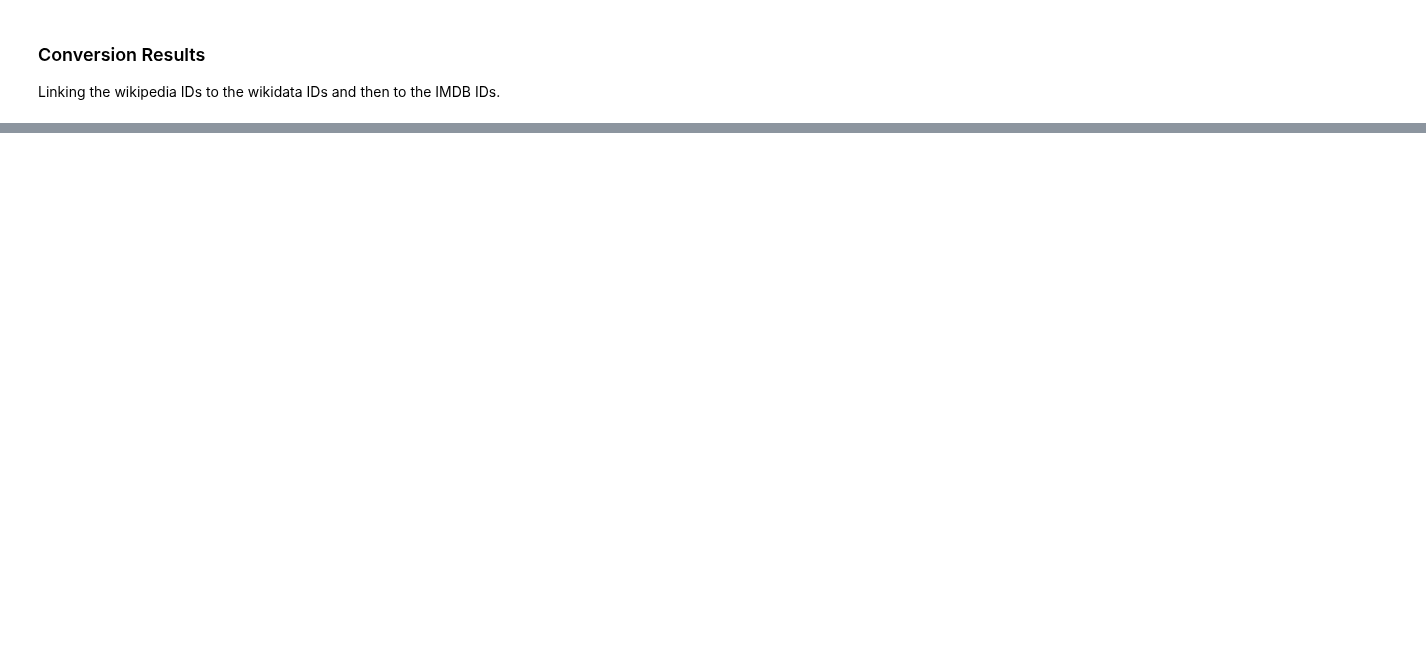
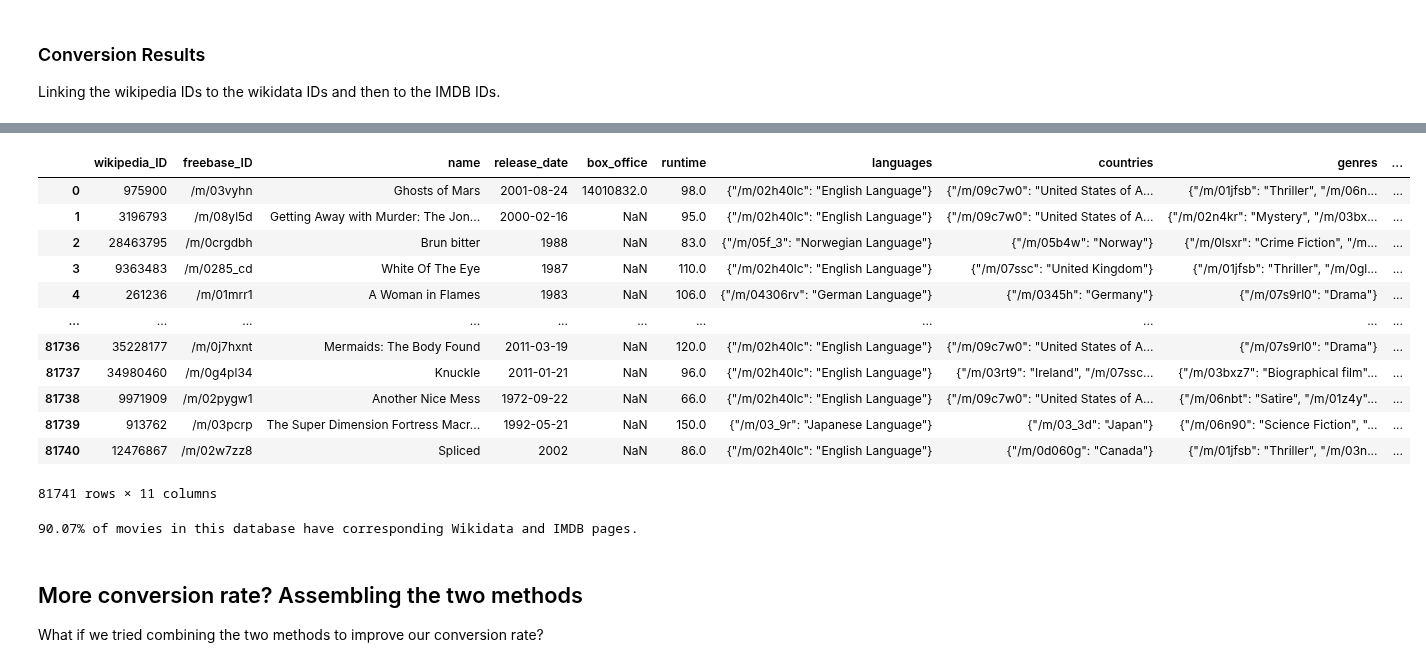
Before and after one commit to epfl-ada/ada-2023-project-abadakor, a Jupyter notebook: data/convert_ids.ipynb, the cells around one changed output, grey strips where cells are left out. Drawn from its saved outputs; the diff is of its cells as text; code cells hidden in the pictures; blank space fills up the shorter version.

Commit message:
Finalize ID conversion

```diff
--- a/data/convert_ids.ipynb
+++ b/data/convert_ids.ipynb
@@ -387,0 +408,7 @@ Total conversion success: 91.57% (6888 out of 81741 movies lost)
+# %%
+# Import the movie data
+freebase_dir = raw_dir + 'freebase/wikidata_freebase_imdb.tsv'
+
+# Read the file into a DataFrame, add headers
+freebase_ids = pd.read_csv(freebase_dir, sep='\t', names=['wikidata_ID', 'freebase_ID', 'IMDB_ID'], header=0)
+freebase_ids.head()
@@ -387,0 +422,4 @@ Total conversion success: 91.57% (6888 out of 81741 movies lost)
+# %%
+# Clean the wikidata_ID column by removing the first https://www.wikidata.org/wiki/ part
+freebase_ids.wikidata_ID = freebase_ids.wikidata_ID.str[31:].copy(deep=True)
+display(freebase_ids)
@@ -387,0 +475,7 @@ Total conversion success: 91.57% (6888 out of 81741 movies lost)
+# %%
+# We keep only one entry where we have the same `freebase_id` and `IMDB_ID`.
+freebase_filter = freebase_ids.drop_duplicates(subset=['freebase_ID', 'IMDB_ID'], keep='first').copy(deep=True)
+
+# We drop entries where we have the same `freebase_id` but different `IMDB_ID` because this means they are unreliable.
+freebase_filter = freebase_filter.drop_duplicates(subset=['freebase_ID'], keep=False)
+display(freebase_filter)
@@ -387,0 +496,21 @@ Total conversion success: 91.57% (6888 out of 81741 movies lost)
+# %%
+movies_imdb = movie_df.reset_index().merge(freebase_filter, on='freebase_ID', how='left')
+display(movies_imdb)
+# %% [output]
+|  | wikipedia_ID | freebase_ID | name | release_date | box_office | runtime | languages | countries | genres | ... |
+| 0 | 975900 | /m/03vyhn | Ghosts of Mars | 2001-08-24 | 14010832.0 | 98.0 | {"/m/02h40lc": "English Language"} | {"/m/09c7w0": "United States of A... | {"/m/01jfsb": "Thriller", "/m/06n... | ... |
+| 1 | 3196793 | /m/08yl5d | Getting Away with Murder: The Jon... | 2000-02-16 | NaN | 95.0 | {"/m/02h40lc": "English Language"} | {"/m/09c7w0": "United States of A... | {"/m/02n4kr": "Mystery", "/m/03bx... | ... |
+| 2 | 28463795 | /m/0crgdbh | Brun bitter | 1988 | NaN | 83.0 | {"/m/05f_3": "Norwegian Language"} | {"/m/05b4w": "Norway"} | {"/m/0lsxr": "Crime Fiction", "/m... | ... |
+| 3 | 9363483 | /m/0285_cd | White Of The Eye | 1987 | NaN | 110.0 | {"/m/02h40lc": "English Language"} | {"/m/07ssc": "United Kingdom"} | {"/m/01jfsb": "Thriller", "/m/0gl... | ... |
+| 4 | 261236 | /m/01mrr1 | A Woman in Flames | 1983 | NaN | 106.0 | {"/m/04306rv": "German Language"} | {"/m/0345h": "Germany"} | {"/m/07s9rl0": "Drama"} | ... |
+| ... | ... | ... | ... | ... | ... | ... | ... | ... | ... | ... |
+| 81736 | 35228177 | /m/0j7hxnt | Mermaids: The Body Found | 2011-03-19 | NaN | 120.0 | {"/m/02h40lc": "English Language"} | {"/m/09c7w0": "United States of A... | {"/m/07s9rl0": "Drama"} | ... |
+| 81737 | 34980460 | /m/0g4pl34 | Knuckle | 2011-01-21 | NaN | 96.0 | {"/m/02h40lc": "English Language"} | {"/m/03rt9": "Ireland", "/m/07ssc... | {"/m/03bxz7": "Biographical film"... | ... |
+| 81738 | 9971909 | /m/02pygw1 | Another Nice Mess | 1972-09-22 | NaN | 66.0 | {"/m/02h40lc": "English Language"} | {"/m/09c7w0": "United States of A... | {"/m/06nbt": "Satire", "/m/01z4y"... | ... |
+| 81739 | 913762 | /m/03pcrp | The Super Dimension Fortress Macr... | 1992-05-21 | NaN | 150.0 | {"/m/03_9r": "Japanese Language"} | {"/m/03_3d": "Japan"} | {"/m/06n90": "Science Fiction", "... | ... |
+| 81740 | 12476867 | /m/02w7zz8 | Spliced | 2002 | NaN | 86.0 | {"/m/02h40lc": "English Language"} | {"/m/0d060g": "Canada"} | {"/m/01jfsb": "Thriller", "/m/03n... | ... |
+81741 rows × 11 columns
+# %%
+print(f'{movies_imdb.IMDB_ID.notna().mean()*100:.2f}% of movies in this database have corresponding Wikidata and IMDB pages.')
+# %% [output]
+90.07% of movies in this database have corresponding Wikidata and IMDB pages.
@@ -387,0 +521,3 @@ Total conversion success: 91.57% (6888 out of 81741 movies lost)
+# %% [markdown]
+## More conversion rate? Assembling the two methods
+What if we tried combining the two methods to improve our conversion rate?
```
Also changed, not shown: parts of 31 cells of this notebook, 8 other files.
